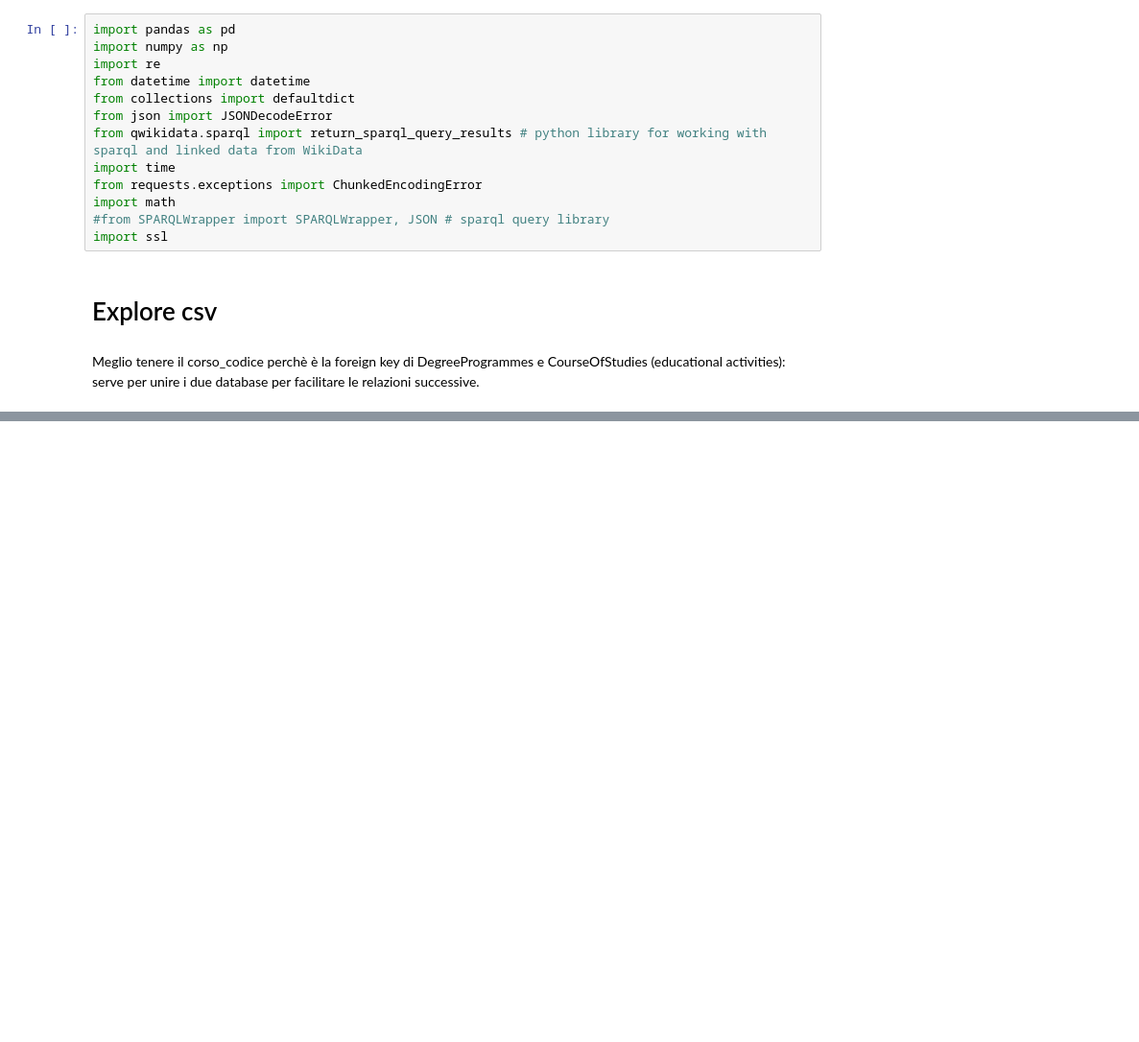
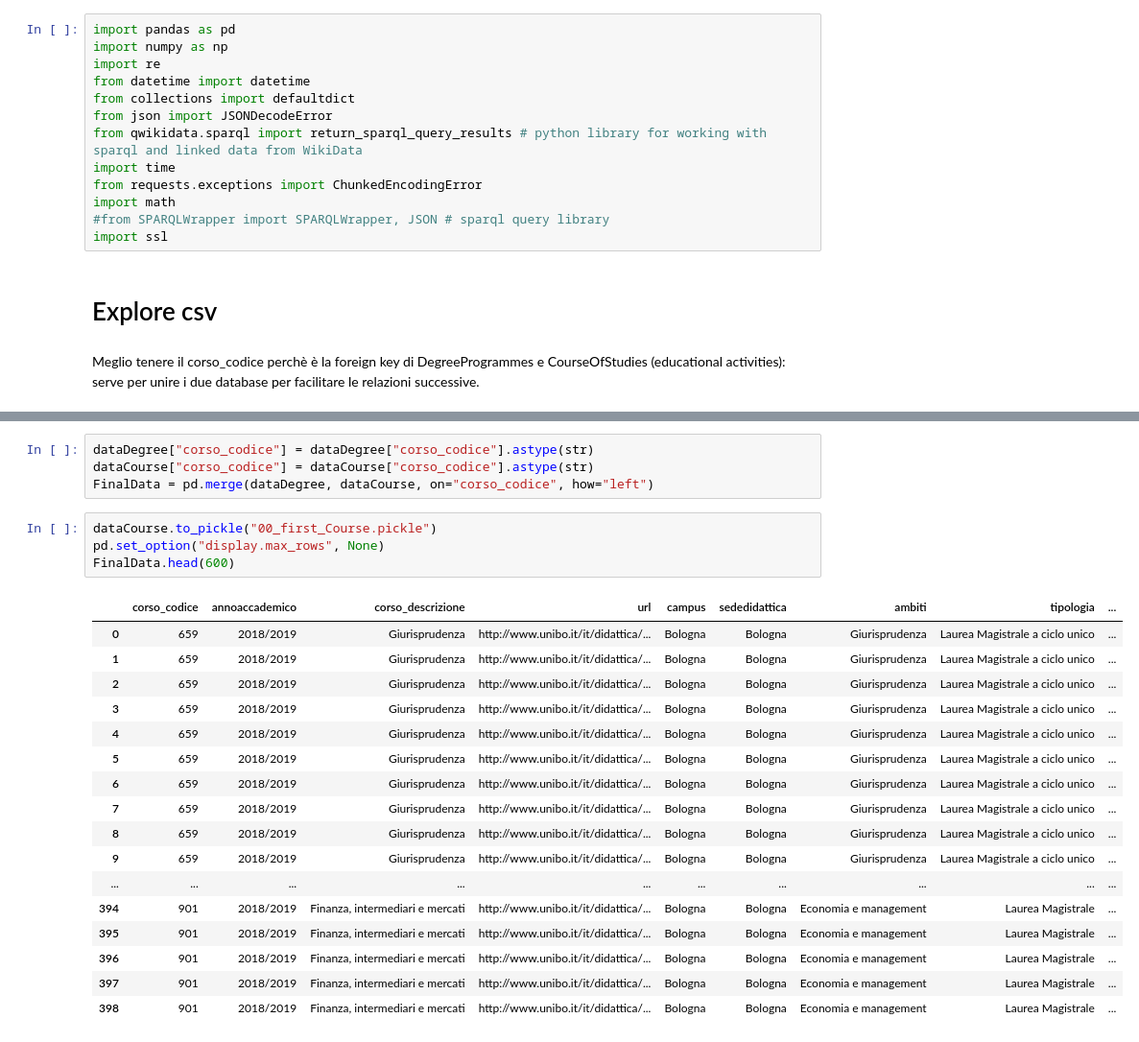
Before and after one commit to alicebordignon/UniOn, a Jupyter notebook: Data_Collection.ipynb, the cells around one changed output, grey strips where cells are left out. Shown at 96% size. Drawn from its saved outputs; the diff is of its cells as text; blank space fills up the shorter version.

```diff
--- a/Data_Collection.ipynb
+++ b/Data_Collection.ipynb
@@ -48,0 +49,26 @@ dataCourse.head()
+# %%
+dataDegree["corso_codice"] = dataDegree["corso_codice"].astype(str)
+dataCourse["corso_codice"] = dataCourse["corso_codice"].astype(str)
+FinalData = pd.merge(dataDegree, dataCourse, on="corso_codice", how="left")
+# %%
+dataCourse.to_pickle("00_first_Course.pickle")
+pd.set_option("display.max_rows", None)
+FinalData.head(600)
+# %% [output]
+|  | corso_codice | annoaccademico | corso_descrizione | url | campus | sededidattica | ambiti | tipologia | ... |
+| 0 | 659 | 2018/2019 | Giurisprudenza | http://www.unibo.it/it/didattica/... | Bologna | Bologna | Giurisprudenza | Laurea Magistrale a ciclo unico | ... |
+| 1 | 659 | 2018/2019 | Giurisprudenza | http://www.unibo.it/it/didattica/... | Bologna | Bologna | Giurisprudenza | Laurea Magistrale a ciclo unico | ... |
+| 2 | 659 | 2018/2019 | Giurisprudenza | http://www.unibo.it/it/didattica/... | Bologna | Bologna | Giurisprudenza | Laurea Magistrale a ciclo unico | ... |
+| 3 | 659 | 2018/2019 | Giurisprudenza | http://www.unibo.it/it/didattica/... | Bologna | Bologna | Giurisprudenza | Laurea Magistrale a ciclo unico | ... |
+| 4 | 659 | 2018/2019 | Giurisprudenza | http://www.unibo.it/it/didattica/... | Bologna | Bologna | Giurisprudenza | Laurea Magistrale a ciclo unico | ... |
+| 5 | 659 | 2018/2019 | Giurisprudenza | http://www.unibo.it/it/didattica/... | Bologna | Bologna | Giurisprudenza | Laurea Magistrale a ciclo unico | ... |
+| 6 | 659 | 2018/2019 | Giurisprudenza | http://www.unibo.it/it/didattica/... | Bologna | Bologna | Giurisprudenza | Laurea Magistrale a ciclo unico | ... |
+| 7 | 659 | 2018/2019 | Giurisprudenza | http://www.unibo.it/it/didattica/... | Bologna | Bologna | Giurisprudenza | Laurea Magistrale a ciclo unico | ... |
+| 8 | 659 | 2018/2019 | Giurisprudenza | http://www.unibo.it/it/didattica/... | Bologna | Bologna | Giurisprudenza | Laurea Magistrale a ciclo unico | ... |
+| 9 | 659 | 2018/2019 | Giurisprudenza | http://www.unibo.it/it/didattica/... | Bologna | Bologna | Giurisprudenza | Laurea Magistrale a ciclo unico | ... |
+| ... | ... | ... | ... | ... | ... | ... | ... | ... | ... |
+| 394 | 901 | 2018/2019 | Finanza, intermediari e mercati | http://www.unibo.it/it/didattica/... | Bologna | Bologna | Economia e management | Laurea Magistrale | ... |
+| 395 | 901 | 2018/2019 | Finanza, intermediari e mercati | http://www.unibo.it/it/didattica/... | Bologna | Bologna | Economia e management | Laurea Magistrale | ... |
+| 396 | 901 | 2018/2019 | Finanza, intermediari e mercati | http://www.unibo.it/it/didattica/... | Bologna | Bologna | Economia e management | Laurea Magistrale | ... |
+| 397 | 901 | 2018/2019 | Finanza, intermediari e mercati | http://www.unibo.it/it/didattica/... | Bologna | Bologna | Economia e management | Laurea Magistrale | ... |
+| 398 | 901 | 2018/2019 | Finanza, intermediari e mercati | http://www.unibo.it/it/didattica/... | Bologna | Bologna | Economia e management | Laurea Magistrale | ... |
```
Also changed, not shown: parts of 2 cells of this notebook, 5 other files.
